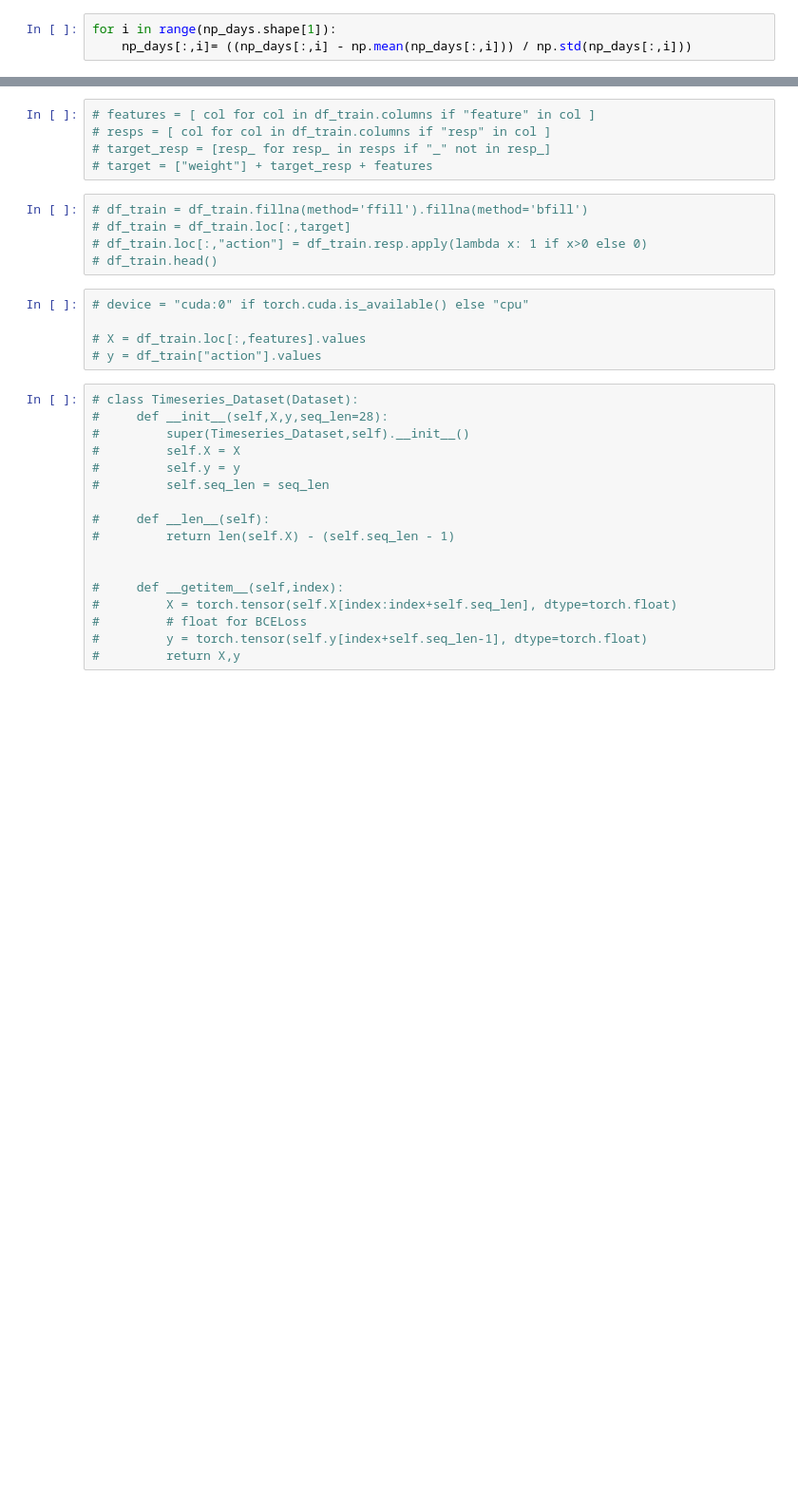
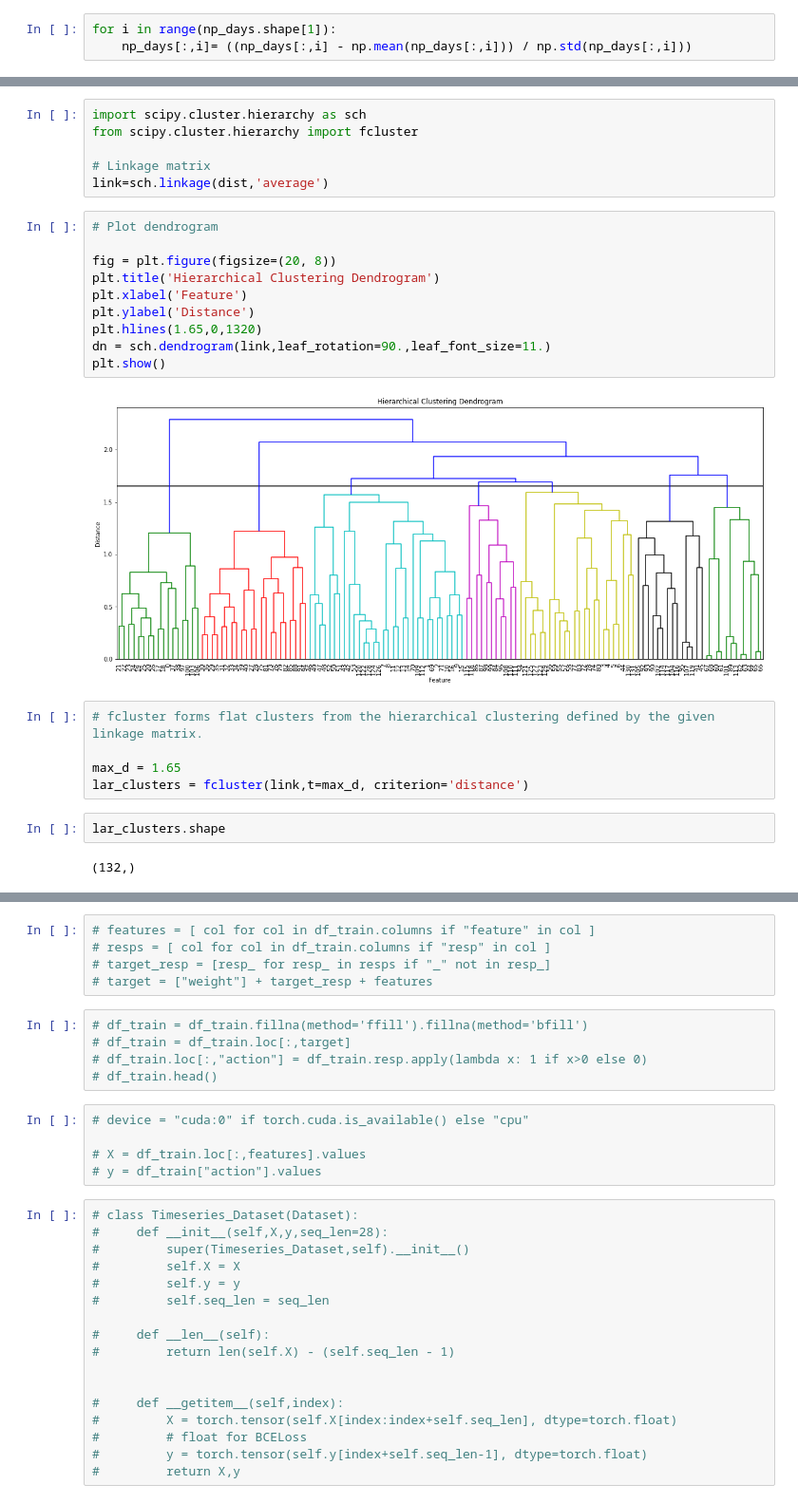
Before and after one commit to JerryKwon/jane-street-market-prediction, a Jupyter notebook: ipynb_notebooks/youngin/jane-pytorch-lstm-implementation.ipynb, the cells around one changed output, grey strips where cells are left out. Shown at 95% size. Cells and saved outputs as stored; diff of their text form; blank space fills up the shorter version.

Commit message:
gather clustered features

```diff
--- a/ipynb_notebooks/youngin/jane-pytorch-lstm-implementation.ipynb
+++ b/ipynb_notebooks/youngin/jane-pytorch-lstm-implementation.ipynb
@@ -868,0 +855,27 @@ plt.show()
+# %%
+import scipy.cluster.hierarchy as sch
+from scipy.cluster.hierarchy import fcluster
+
+# Linkage matrix
+link=sch.linkage(dist,'average')
+# %%
+# Plot dendrogram
+
+fig = plt.figure(figsize=(20, 8))
+plt.title('Hierarchical Clustering Dendrogram')
+plt.xlabel('Feature')
+plt.ylabel('Distance')
+plt.hlines(1.65,0,1320)
+dn = sch.dendrogram(link,leaf_rotation=90.,leaf_font_size=11.)
+plt.show()
+# %% [output]
+[figure, added]
+# %%
+# fcluster forms flat clusters from the hierarchical clustering defined by the given linkage matrix.
+
+max_d = 1.65
+lar_clusters = fcluster(link,t=max_d, criterion='distance')
+# %%
+lar_clusters.shape
+# %% [output]
+(132,)
```
Also changed, not shown: parts of 102 cells of this notebook.
